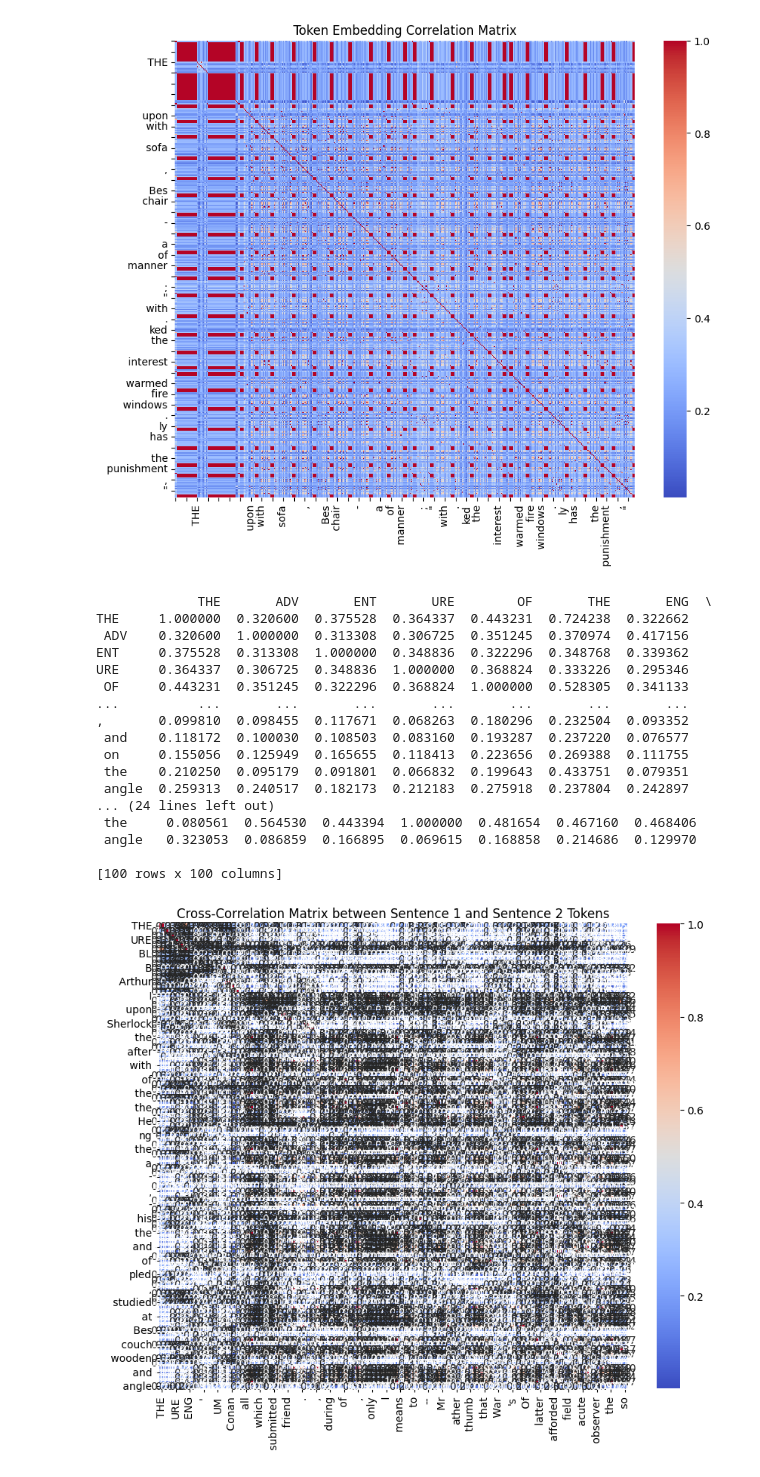
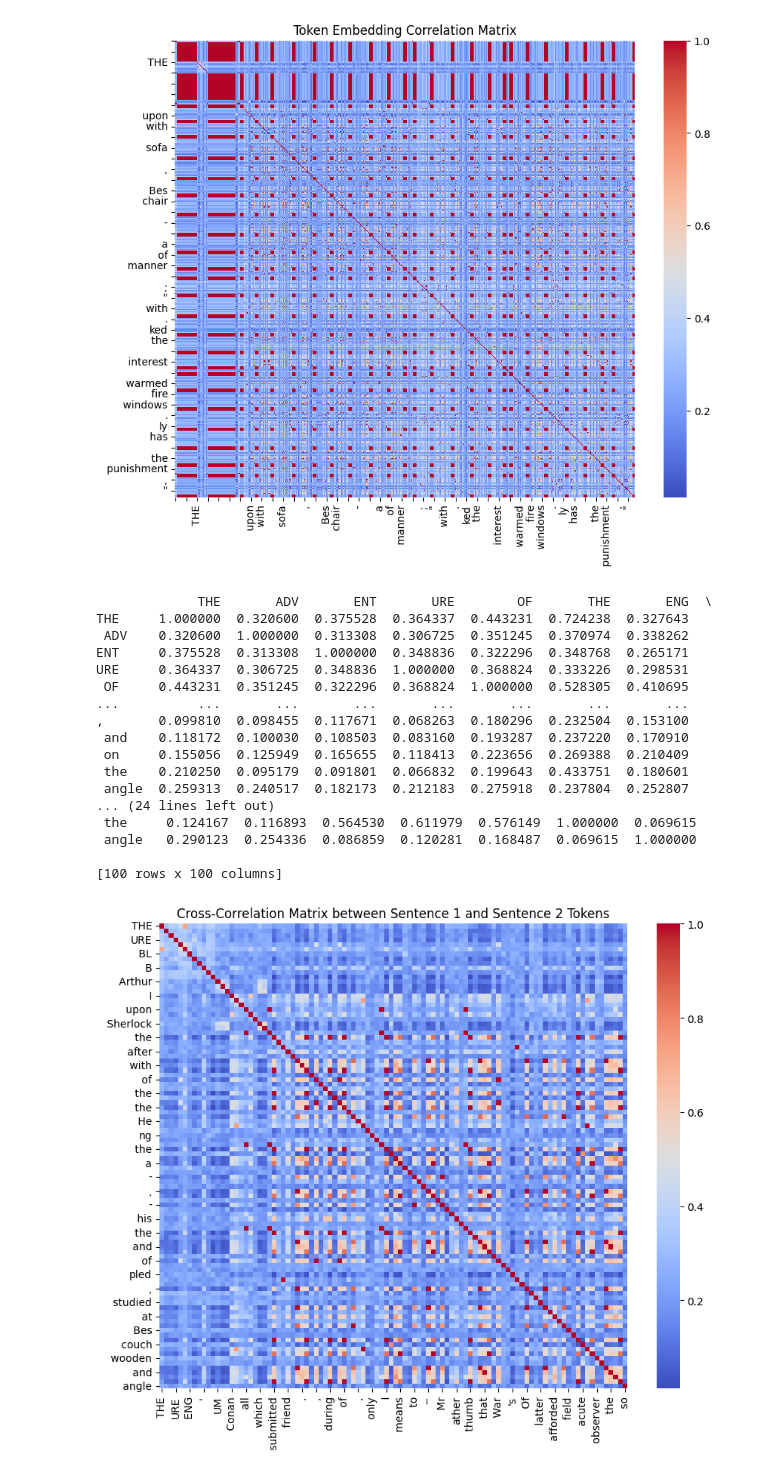
Before and after one commit to Anthony24601/BlackHoleVector, a Jupyter notebook: LLM/GPT2/playground.ipynb, the cells around one changed output. Cells and saved outputs as stored; diff of their text form; code cells hidden in the pictures.

```diff
--- a/LLM/GPT2/playground.ipynb
+++ b/LLM/GPT2/playground.ipynb
@@ -150,7 +150,7 @@ inputs_2 = tokenizer(text_2, return_tensors="pt", truncation=True, max_length=10
 
 with torch.no_grad():
     embeddings_1 = model.get_input_embeddings()(inputs_1['input_ids']).squeeze(0)
-    embeddings_2 = model.get_input_embeddings()(inputs_2['input_ids']).squeeze(0)
+    embeddings_2 = model.get_input_embeddings()(inputs_1['input_ids']).squeeze(0)
 
 embedding_matrix_1 = embeddings_1.cpu().numpy()
 embedding_matrix_2 = embeddings_2.cpu().numpy()
@@ -168,26 +168,26 @@ cross_correlation_df = pd.DataFrame(cross_correlation, index=tokens_1, columns=t
 print(cross_correlation_df)
 # %% [output]
              THE       ADV       ENT       URE        OF       THE       ENG  \
-THE     1.000000  0.320600  0.375528  0.364337  0.443231  0.724238  0.322662
- ADV    0.320600  1.000000  0.313308  0.306725  0.351245  0.370974  0.417156
-ENT     0.375528  0.313308  1.000000  0.348836  0.322296  0.348768  0.339362
-URE     0.364337  0.306725  0.348836  1.000000  0.368824  0.333226  0.295346
- OF     0.443231  0.351245  0.322296  0.368824  1.000000  0.528305  0.341133
+THE     1.000000  0.320600  0.375528  0.364337  0.443231  0.724238  0.327643
+ ADV    0.320600  1.000000  0.313308  0.306725  0.351245  0.370974  0.338262
+ENT     0.375528  0.313308  1.000000  0.348836  0.322296  0.348768  0.265171
+URE     0.364337  0.306725  0.348836  1.000000  0.368824  0.333226  0.298531
+ OF     0.443231  0.351245  0.322296  0.368824  1.000000  0.528305  0.410695
 ...          ...       ...       ...       ...       ...       ...       ...
-,       0.099810  0.098455  0.117671  0.068263  0.180296  0.232504  0.093352
- and    0.118172  0.100030  0.108503  0.083160  0.193287  0.237220  0.076577
- on     0.155056  0.125949  0.165655  0.118413  0.223656  0.269388  0.111755
- the    0.210250  0.095179  0.091801  0.066832  0.199643  0.433751  0.079351
- angle  0.259313  0.240517  0.182173  0.212183  0.275918  0.237804  0.242897
+,       0.099810  0.098455  0.117671  0.068263  0.180296  0.232504  0.153100
+ and    0.118172  0.100030  0.108503  0.083160  0.193287  0.237220  0.170910
+ on     0.155056  0.125949  0.165655  0.118413  0.223656  0.269388  0.210409
+ the    0.210250  0.095179  0.091801  0.066832  0.199643  0.433751  0.180601
+ angle  0.259313  0.240517  0.182173  0.212183  0.275918  0.237804  0.252807
 ... (24 lines left out)
- the     0.080561  0.564530  0.443394  1.000000  0.481654  0.467160  0.468406
- angle   0.323053  0.086859  0.166895  0.069615  0.168858  0.214686  0.129970
+ the     0.124167  0.116893  0.564530  0.611979  0.576149  1.000000  0.069615
+ angle   0.290123  0.254336  0.086859  0.120281  0.168487  0.069615  1.000000
 
 [100 rows x 100 columns]
 # %%
 plt.figure(figsize=(10, 8))
-sns.heatmap(cross_correlation_df, annot=True, cmap="coolwarm", fmt=".2f")
+sns.heatmap(cross_correlation_df, annot=False, cmap="coolwarm", fmt=".2f")
 plt.title("Cross-Correlation Matrix between Sentence 1 and Sentence 2 Tokens")
 plt.show()
 # %% [output]
-[figure, old version]
+[figure, new version]
```
Also changed, not shown: parts of 1 cell of this notebook, 13 other files.
